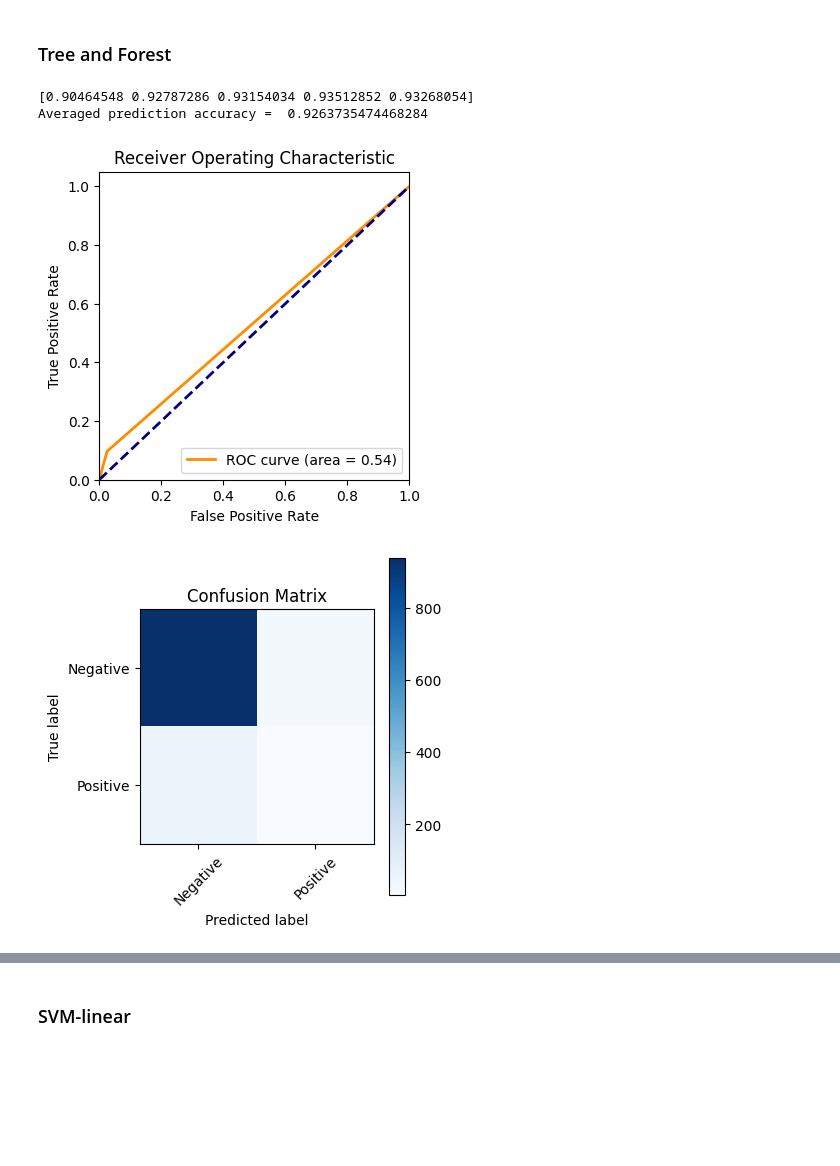
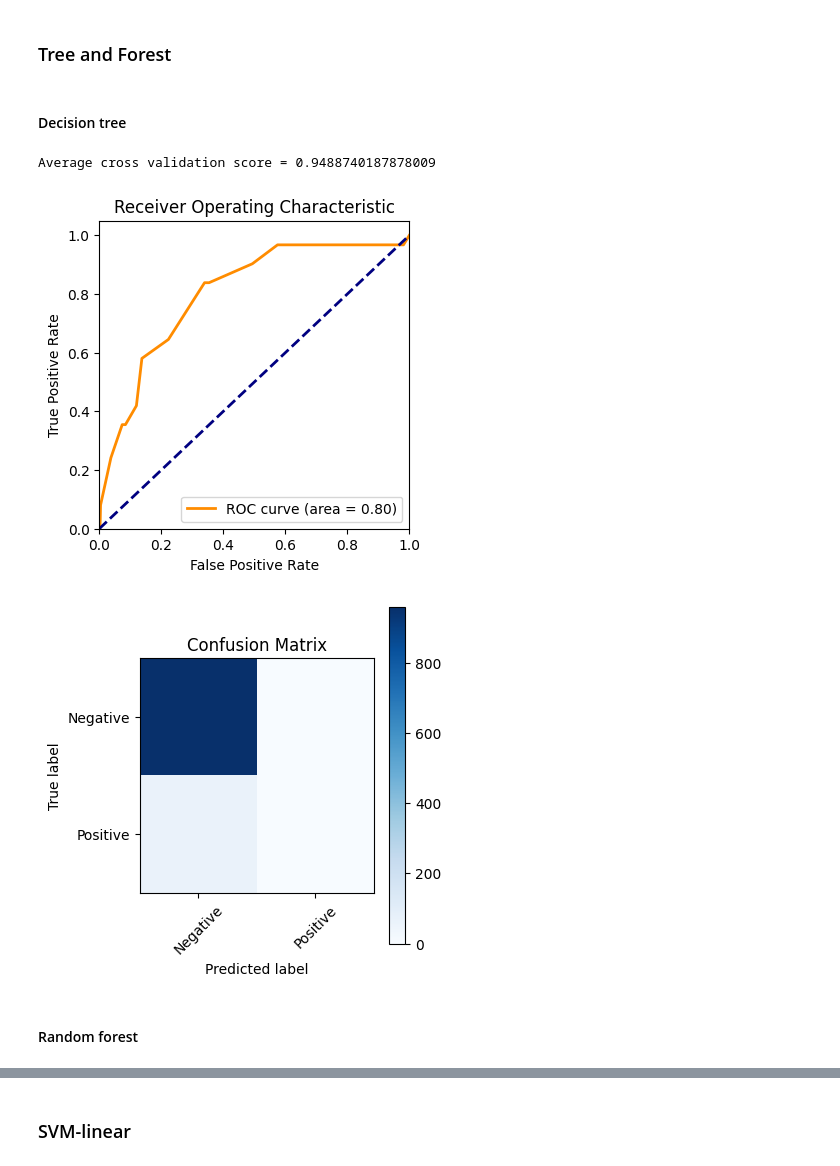
Before and after one commit to eomielan/manu465, a Jupyter notebook: assignments/assignment2/assignment2.ipynb, the cells around one changed output, grey strips where cells are left out. Cells and saved outputs as stored; diff of their text form; code cells hidden in the pictures; blank space fills up the shorter version.

```diff
--- a/assignments/assignment2/assignment2.ipynb
+++ b/assignments/assignment2/assignment2.ipynb
@@ -374,15 +375,10 @@ avg_cv_scores = {}
 # %% [markdown]
 ### Prepare plotting function
 # %%
-def plot_prediction_results(classifier, X_train, X_test, y_train, y_test):
-    # Fit the classifier on the training data
-    classifier.fit(X_train, y_train)
+def plot_prediction_results(classifier, X_test, y_test):
+    y_score = classifier.predict_proba(X_test)[:, 1]
 
-    # Make predictions on the test data
-    y_pred = classifier.predict(X_test)
-
-    # Calculate the ROC curve and AUC
-    fpr, tpr, thresholds = roc_curve(y_test, y_pred)
+    fpr, tpr, thresholds = roc_curve(y_test, y_score)
     roc_auc = auc(fpr, tpr)
 
     # Plot ROC curve
@@ -397,7 +393,8 @@ def plot_prediction_results(classifier, X_train, X_test, y_train, y_test):
     plt.legend(loc='lower right')
     plt.show()
 
-    # Display the confusion matrix
+    # Display confusion matrix
+    y_pred = y_score > 0.5
     cm = confusion_matrix(y_test, y_pred)
     plt.figure(figsize=(4, 4))
     plt.imshow(cm, interpolation='nearest', cmap=plt.cm.Blues)
@@ -442,16 +435,18 @@ Averaged prediction accuracy =  0.8642334499465815
 [figure]
 # %% [markdown]
 ### Tree and Forest
+# %% [markdown]
+#### Decision tree
 # %%
-tree_clf = DecisionTreeClassifier(max_depth=10) # Play with hyperparameter
+tree_clf = DecisionTreeClassifier(max_depth=5)
 tree_clf.fit(X_train, y_train)
 scores = cross_val_score(tree_clf, X_train, y_train, scoring='accuracy', cv=5)
-print(scores)
-print('Averaged prediction accuracy = ', np.average(scores))
+print('Average cross validation score =', np.average(scores))
 avg_cv_scores['Decision Tree'] = np.average(scores)
-plot_prediction_results(tree_clf, X_train, X_test, y_train, y_test)
+plot_prediction_results(tree_clf, X_test, y_test)
 # %% [output]
-[0.90464548 0.92787286 0.93154034 0.93512852 0.93268054]
-Averaged prediction accuracy =  0.9263735474468284
+Average cross validation score = 0.9488740187878009
-[figure, old version]
+[figure, new version]
-[figure, old version]
+[figure, new version]
+# %% [markdown]
+#### Random forest
```
Also changed, not shown: parts of 22 cells of this notebook.
